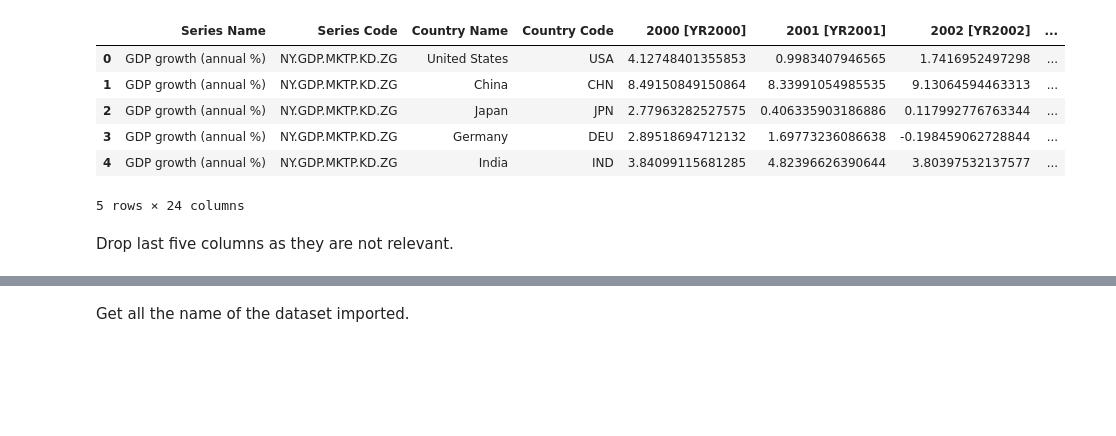
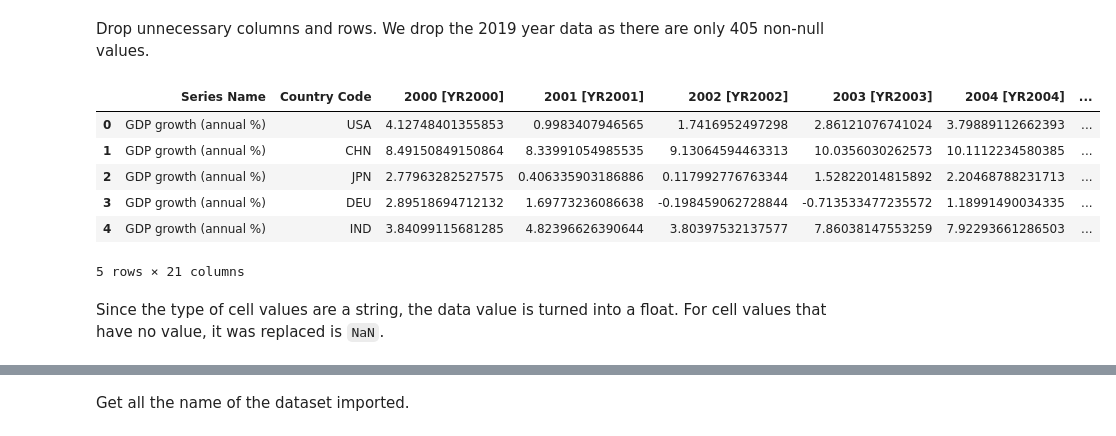
Before and after one commit to tt0507/Mini-Project, a Jupyter notebook: japan_deflation/data_preprocessing.ipynb, the cells around one changed output, grey strips where cells are left out. Cells and saved outputs as stored; diff of their text form; code cells hidden in the pictures; blank space fills up the shorter version.

```diff
--- a/japan_deflation/data_preprocessing.ipynb
+++ b/japan_deflation/data_preprocessing.ipynb
@@ -3,13 +4,2 @@ import pandas as pd
 # %%
 all_data = pd.read_csv('data/data.csv')
-all_data.head()
-# %% [output]
-|  | Series Name | Series Code | Country Name | Country Code | 2000 [YR2000] | 2001 [YR2001] | 2002 [YR2002] | ... |
-| 0 | GDP growth (annual %) | NY.GDP.MKTP.KD.ZG | United States | USA | 4.12748401355853 | 0.9983407946565 | 1.7416952497298 | ... |
-| 1 | GDP growth (annual %) | NY.GDP.MKTP.KD.ZG | China | CHN | 8.49150849150864 | 8.33991054985535 | 9.13064594463313 | ... |
-| 2 | GDP growth (annual %) | NY.GDP.MKTP.KD.ZG | Japan | JPN | 2.77963282527575 | 0.406335903186886 | 0.117992776763344 | ... |
-| 3 | GDP growth (annual %) | NY.GDP.MKTP.KD.ZG | Germany | DEU | 2.89518694712132 | 1.69773236086638 | -0.198459062728844 | ... |
-| 4 | GDP growth (annual %) | NY.GDP.MKTP.KD.ZG | India | IND | 3.84099115681285 | 4.82396626390644 | 3.80397532137577 | ... |
-5 rows × 24 columns
-# %% [markdown]
-Drop last five columns as they are not relevant.
@@ -17,0 +6,20 @@ all_data = all_data.iloc[:-5, :]
+# %% [markdown]
+Drop unnecessary columns and rows. We drop the 2019 year data as there are only 405 non-null values.
+# %%
+# drop last five rows
+all_data = all_data.iloc[:-5, :]
+
+# drop columns
+all_data = all_data.drop(columns=['Series Code', 'Country Name', '2019 [YR2019]'])
+
+all_data.head()
+# %% [output]
+|  | Series Name | Country Code | 2000 [YR2000] | 2001 [YR2001] | 2002 [YR2002] | 2003 [YR2003] | 2004 [YR2004] | ... |
+| 0 | GDP growth (annual %) | USA | 4.12748401355853 | 0.9983407946565 | 1.7416952497298 | 2.86121076741024 | 3.79889112662393 | ... |
+| 1 | GDP growth (annual %) | CHN | 8.49150849150864 | 8.33991054985535 | 9.13064594463313 | 10.0356030262573 | 10.1112234580385 | ... |
+| 2 | GDP growth (annual %) | JPN | 2.77963282527575 | 0.406335903186886 | 0.117992776763344 | 1.52822014815892 | 2.20468788231713 | ... |
+| 3 | GDP growth (annual %) | DEU | 2.89518694712132 | 1.69773236086638 | -0.198459062728844 | -0.713533477235572 | 1.18991490034335 | ... |
+| 4 | GDP growth (annual %) | IND | 3.84099115681285 | 4.82396626390644 | 3.80397532137577 | 7.86038147553259 | 7.92293661286503 | ... |
+5 rows × 21 columns
+# %% [markdown]
+Since the type of cell values are a string, the data value is turned into a float. For cell values that have no value, it was replaced is `NaN`.
```
Also changed, not shown: parts of 12 cells of this notebook.
